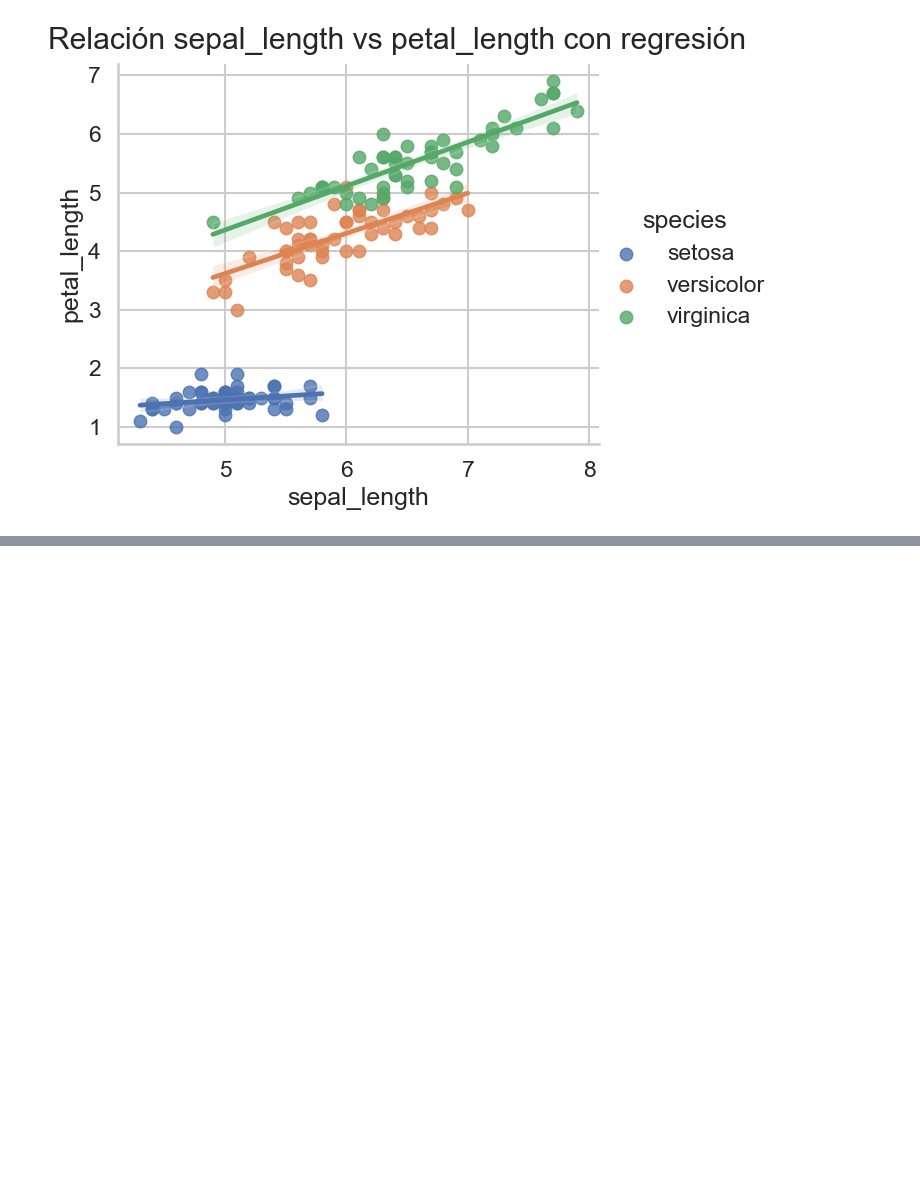
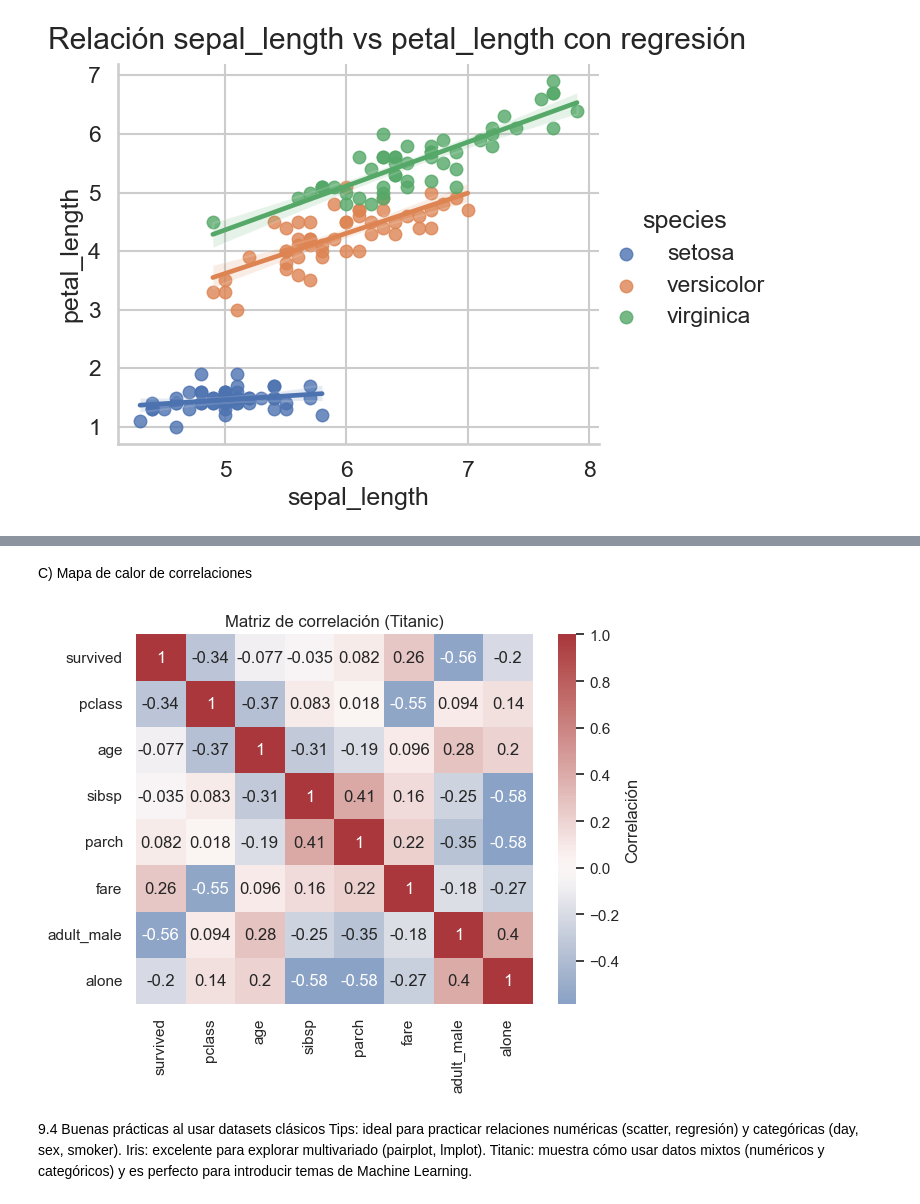
Before and after one commit to wilson-j-insaurralde/Seaborn, a Jupyter notebook: teoria/009_Visualización aplicada a datasets clásicos (Seaborn).ipynb, the cells around one changed output, grey strips where cells are left out. Drawn from its saved outputs; the diff is of its cells as text; code cells hidden in the pictures; blank space fills up the shorter version.

```diff
--- a/teoria/009_Visualización aplicada a datasets clásicos (Seaborn).ipynb
+++ b/teoria/009_Visualización aplicada a datasets clásicos (Seaborn).ipynb
@@ -109,0 +144,20 @@ plt.show()
+# %% [markdown]
+C) Mapa de calor de correlaciones
+# %%
+import seaborn as sns
+import matplotlib.pyplot as plt
+
+sns.set_theme(style="white", context="notebook")
+titanic = sns.load_dataset("titanic")
+
+corr = titanic.corr(numeric_only=True)
+sns.heatmap(corr, annot=True, cmap="vlag", center=0, cbar_kws={"label": "Correlación"})
+plt.title("Matriz de correlación (Titanic)")
+plt.show()
+# %% [output]
+[figure, added]
+# %% [markdown]
+9.4 Buenas prácticas al usar datasets clásicos
+Tips: ideal para practicar relaciones numéricas (scatter, regresión) y categóricas (day, sex, smoker).
+Iris: excelente para explorar multivariado (pairplot, lmplot).
+Titanic: muestra cómo usar datos mixtos (numéricos y categóricos) y es perfecto para introducir temas de Machine Learning.
```
Also changed, not shown: parts of 5 cells of this notebook.
